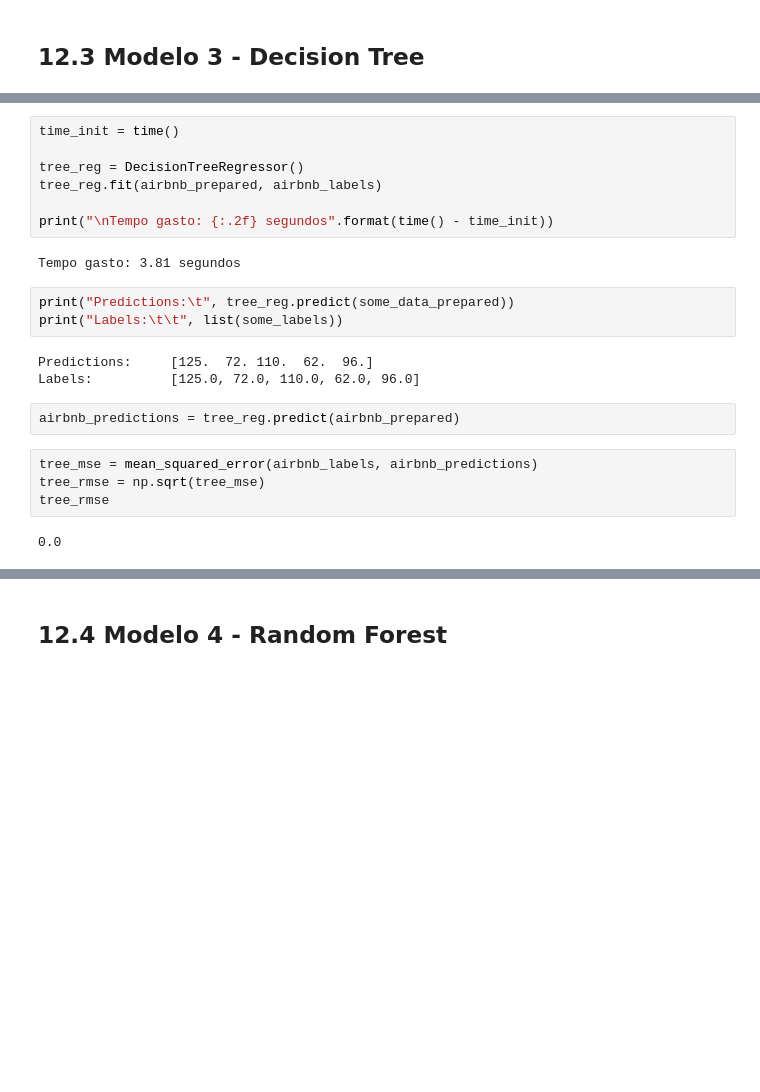
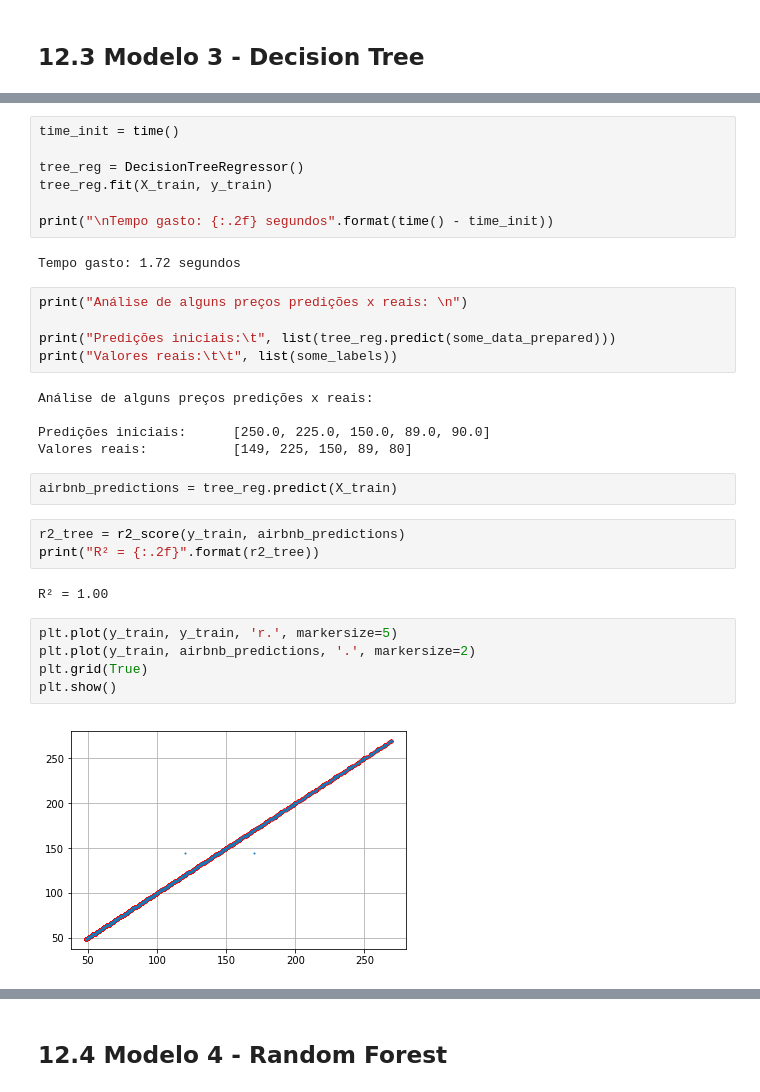
Before and after one commit to cicerotcv/P3_CienciaDados_2019.2, a Jupyter notebook: 00 dataset_airbnb.ipynb, the cells around one changed output, grey strips where cells are left out. Cells and saved outputs as stored; diff of their text form; blank space fills up the shorter version.

```diff
--- a/00 dataset_airbnb.ipynb
+++ b/00 dataset_airbnb.ipynb
@@ -750,22 +747,32 @@ Expliquem seus respectivos modelos aqui.... comentem cada parte do código!
 time_init = time()
 
 tree_reg = DecisionTreeRegressor()
-tree_reg.fit(airbnb_prepared, airbnb_labels)
+tree_reg.fit(X_train, y_train)
 
 print("\nTempo gasto: {:.2f} segundos".format(time() - time_init))
 # %% [output]
-Tempo gasto: 3.81 segundos
+Tempo gasto: 1.72 segundos
 # %%
-print("Predictions:\t", tree_reg.predict(some_data_prepared))
-print("Labels:\t\t", list(some_labels))
+print("Análise de alguns preços predições x reais: \n")
+
+print("Predições iniciais:\t", list(tree_reg.predict(some_data_prepared)))
+print("Valores reais:\t\t", list(some_labels))
 # %% [output]
-Predictions:     [125.  72. 110.  62.  96.]
-Labels:          [125.0, 72.0, 110.0, 62.0, 96.0]
+Análise de alguns preços predições x reais:
+
+Predições iniciais:      [250.0, 225.0, 150.0, 89.0, 90.0]
+Valores reais:           [149, 225, 150, 89, 80]
 # %%
-airbnb_predictions = tree_reg.predict(airbnb_prepared)
+airbnb_predictions = tree_reg.predict(X_train)
-# %%
-tree_mse = mean_squared_error(airbnb_labels, airbnb_predictions)
-tree_rmse = np.sqrt(tree_mse)
-tree_rmse
-# %% [output]
-0.0
+# %%
+r2_tree = r2_score(y_train, airbnb_predictions)
+print("R² = {:.2f}".format(r2_tree))
+# %% [output]
+R² = 1.00
+# %%
+plt.plot(y_train, y_train, 'r.', markersize=5)
+plt.plot(y_train, airbnb_predictions, '.', markersize=2)
+plt.grid(True)
+plt.show()
+# %% [output]
+[figure, added]
```
Also changed, not shown: parts of 31 cells of this notebook.
